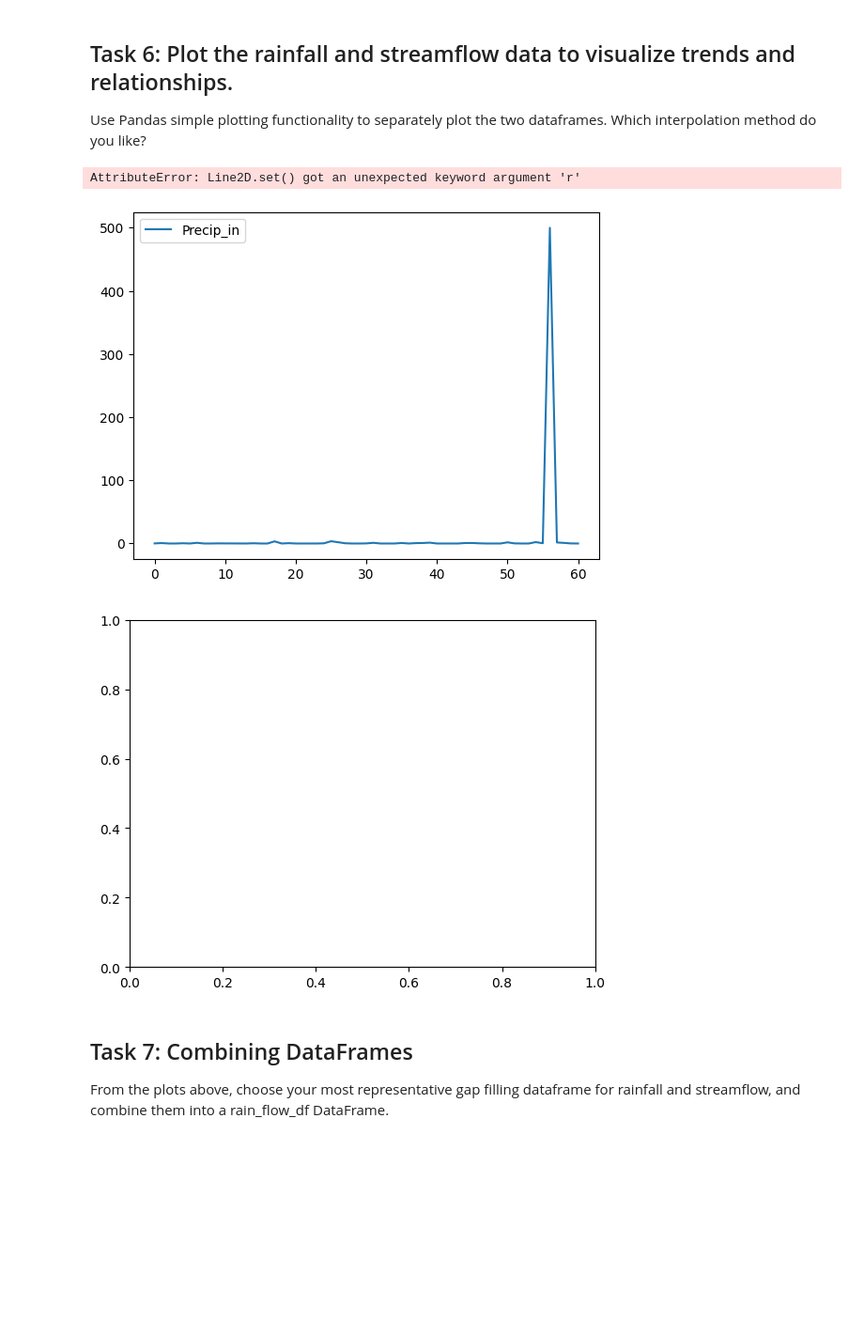
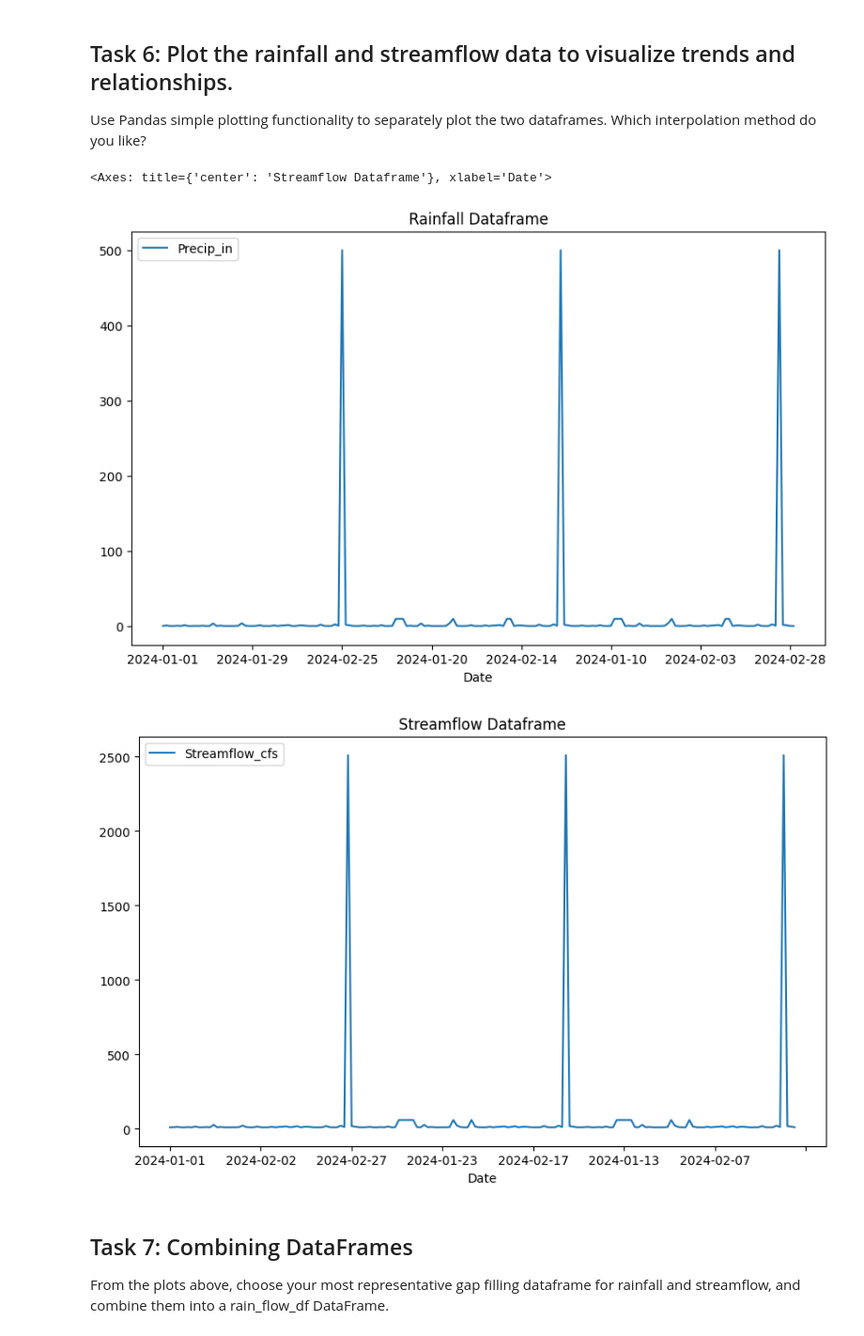
Before and after one commit to UUHydroInformatics/Introduction-to-Python, a Jupyter notebook: Pandas/PandasExercise1.ipynb, the cells around one changed output. Shown at 94% size. Cells and saved outputs as stored; diff of their text form; code cells hidden in the pictures; blank space fills up the shorter version.

```diff
--- a/Pandas/PandasExercise1.ipynb
+++ b/Pandas/PandasExercise1.ipynb
@@ -139,14 +121,13 @@ streamflow_methods = pd.concat([stream_drop,stream_fill,stream_int],keys=key)
 
 Use Pandas simple plotting functionality to separately plot the two dataframes. Which interpolation method do you like?
 # %%
-rainfall_methods.loc[("drop")].plot()
-rainfall_methods.loc[("fill")].plot(r=r, color='red')
-plt.show()
-#streamflow_methods.plot(kind='line',x="Date",y="Streamflow_cfs",figsize=(10,6),title="Streamflow Dataframe",)
+rainfall_methods.plot(kind='line',x="Date",y="Precip_in",figsize=(10,6),title="Rainfall Dataframe",)
+#rainfall_methods.loc[('drop')].plot(figsize=(10,6),x="Date")
+streamflow_methods.plot(kind='line',x="Date",y="Streamflow_cfs",figsize=(10,6),title="Streamflow Dataframe",)
 # %% [output]
-AttributeError: Line2D.set() got an unexpected keyword argument 'r'
+<Axes: title={'center': 'Streamflow Dataframe'}, xlabel='Date'>
-[figure, old version]
+[figure, new version]
-[figure, old version]
+[figure, new version]
 # %% [markdown]
 ## Task 7: Combining DataFrames
 
```
Also changed, not shown: parts of 4 cells of this notebook, 1 other file.
